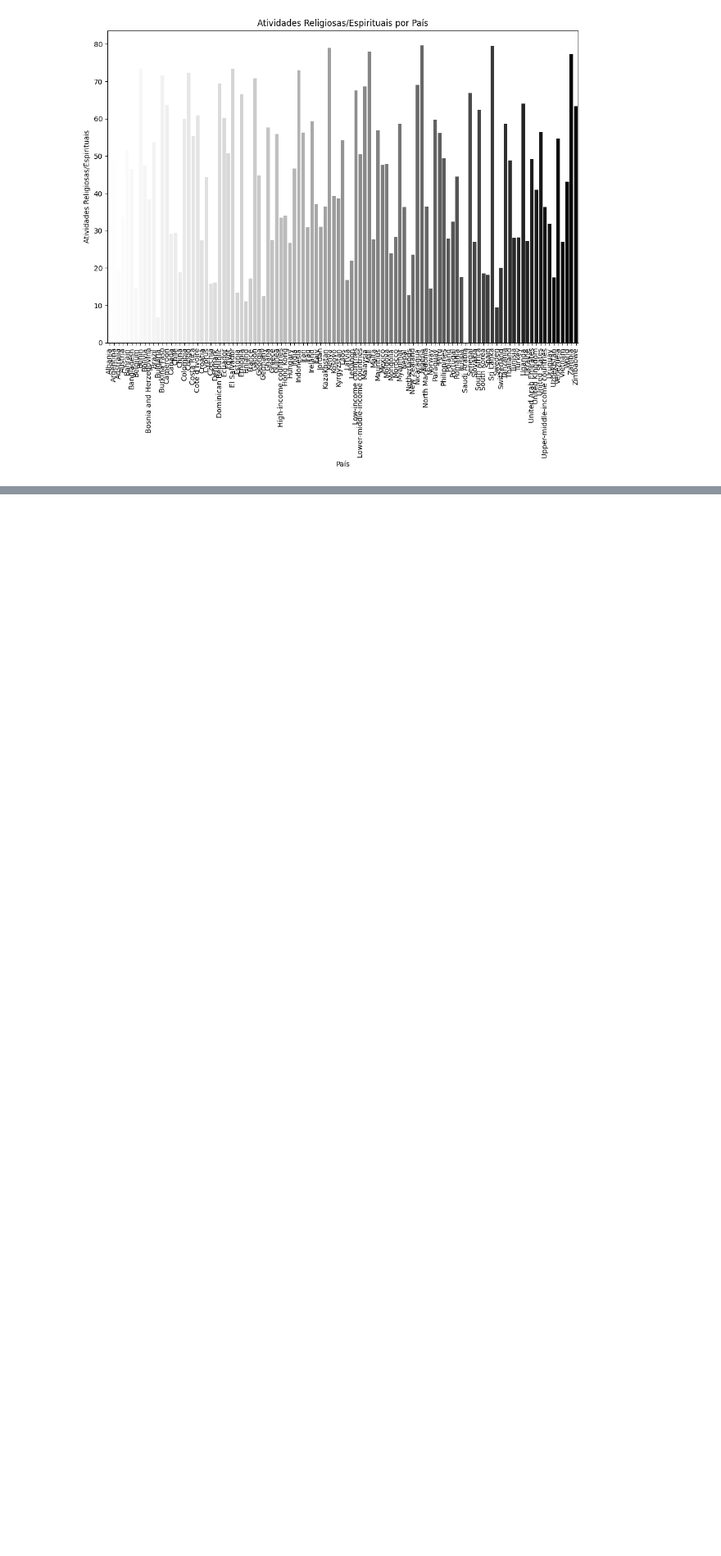
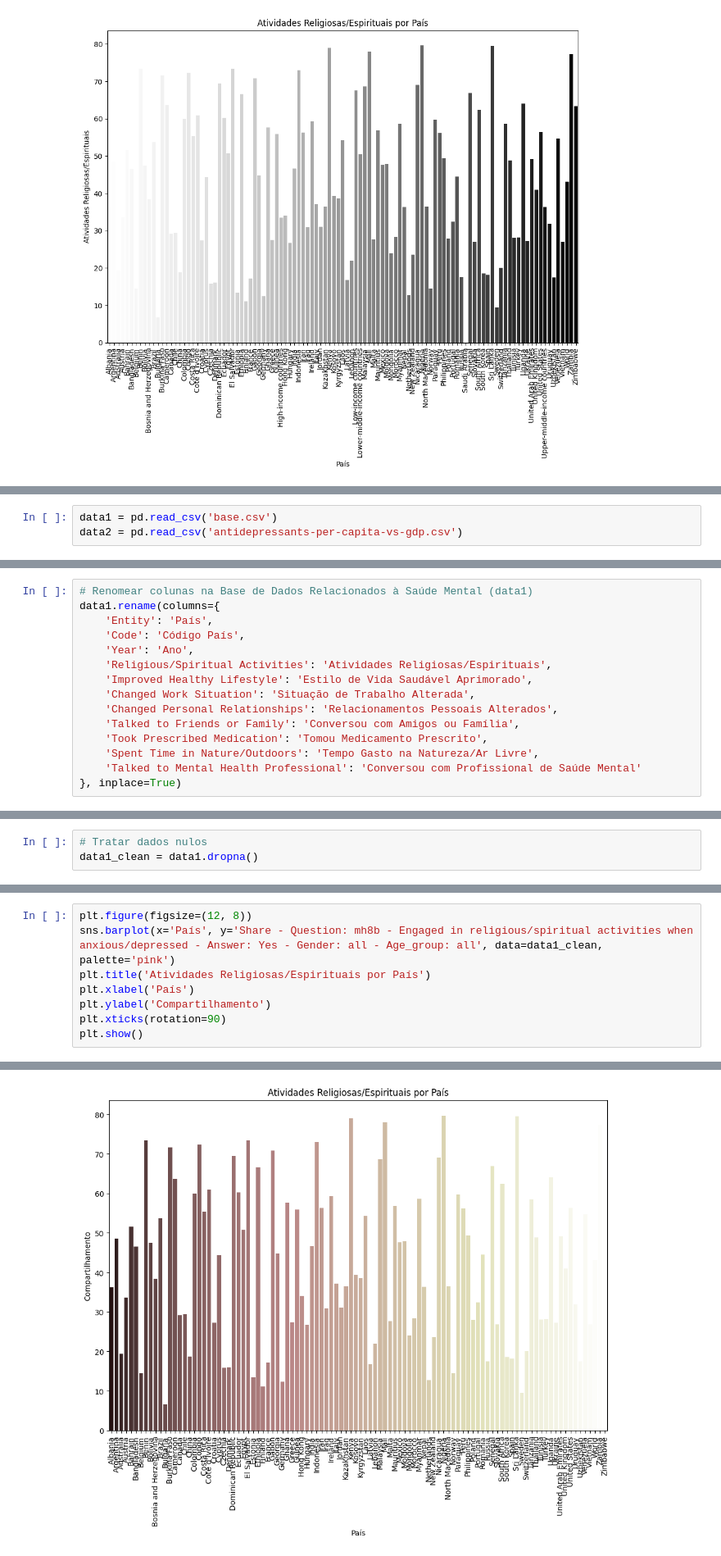
Before and after one commit to Daysaants/projetofinal-dayani, a Jupyter notebook: Anexos/Analise.ipynb, the cells around one changed output, grey strips where cells are left out. Shown at 82% size. Cells and saved outputs as stored; diff of their text form; blank space fills up the shorter version.

```diff
--- a/Anexos/Analise.ipynb
+++ b/Anexos/Analise.ipynb
@@ -272,0 +193,3 @@ Passing `palette` without assigning `hue` is deprecated and will be removed in v
+# %%
+data1 = pd.read_csv('base.csv')
+data2 = pd.read_csv('antidepressants-per-capita-vs-gdp.csv')
@@ -272,0 +222,15 @@ Passing `palette` without assigning `hue` is deprecated and will be removed in v
+# %%
+# Renomear colunas na Base de Dados Relacionados à Saúde Mental (data1)
+data1.rename(columns={
+    'Entity': 'País',
+    'Code': 'Código País',
+    'Year': 'Ano',
+    'Religious/Spiritual Activities': 'Atividades Religiosas/Espirituais',
+    'Improved Healthy Lifestyle': 'Estilo de Vida Saudável Aprimorado',
+    'Changed Work Situation': 'Situação de Trabalho Alterada',
+    'Changed Personal Relationships': 'Relacionamentos Pessoais Alterados',
+    'Talked to Friends or Family': 'Conversou com Amigos ou Família',
+    'Took Prescribed Medication': 'Tomou Medicamento Prescrito',
+    'Spent Time in Nature/Outdoors': 'Tempo Gasto na Natureza/Ar Livre',
+    'Talked to Mental Health Professional': 'Conversou com Profissional de Saúde Mental'
+}, inplace=True)
@@ -272,0 +252,3 @@ Passing `palette` without assigning `hue` is deprecated and will be removed in v
+# %%
+# Tratar dados nulos
+data1_clean = data1.dropna()
@@ -272,0 +272,9 @@ Passing `palette` without assigning `hue` is deprecated and will be removed in v
+# %%
+plt.figure(figsize=(12, 8))
+sns.barplot(x='País', y='Share - Question: mh8b - Engaged in religious/spiritual activities when anxious/depressed - Answer: Yes - Gender: all - Age_group: all', data=data1_clean, palette='pink')
+plt.title('Atividades Religiosas/Espirituais por País')
+plt.xlabel('País')
+plt.ylabel('Compartilhamento')
+plt.xticks(rotation=90)
+plt.show()
+# %% [output]
@@ -272,0 +284 @@ Passing `palette` without assigning `hue` is deprecated and will be removed in v
+[figure, added]
```
Also changed, not shown: parts of 28 cells of this notebook, 2 other files.
